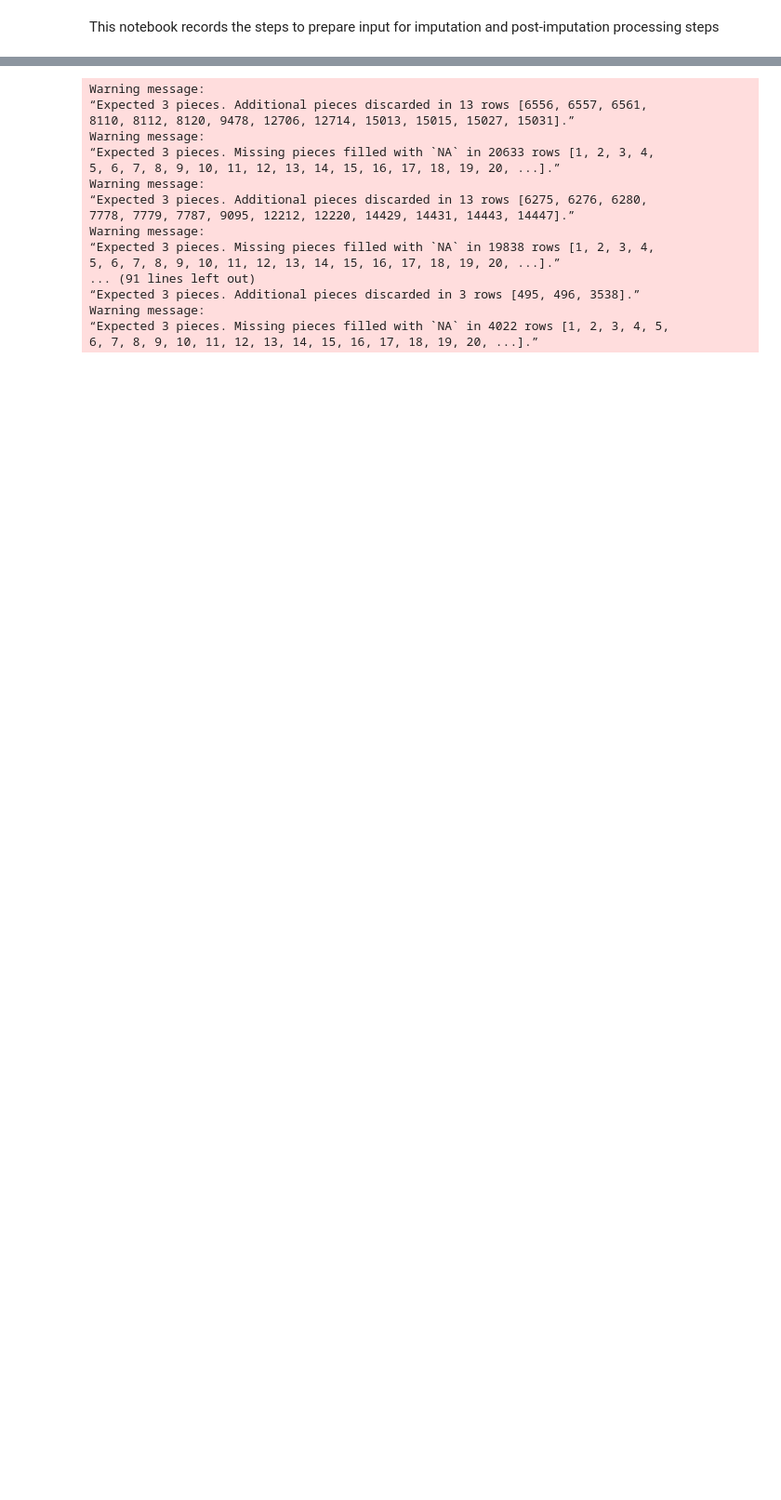
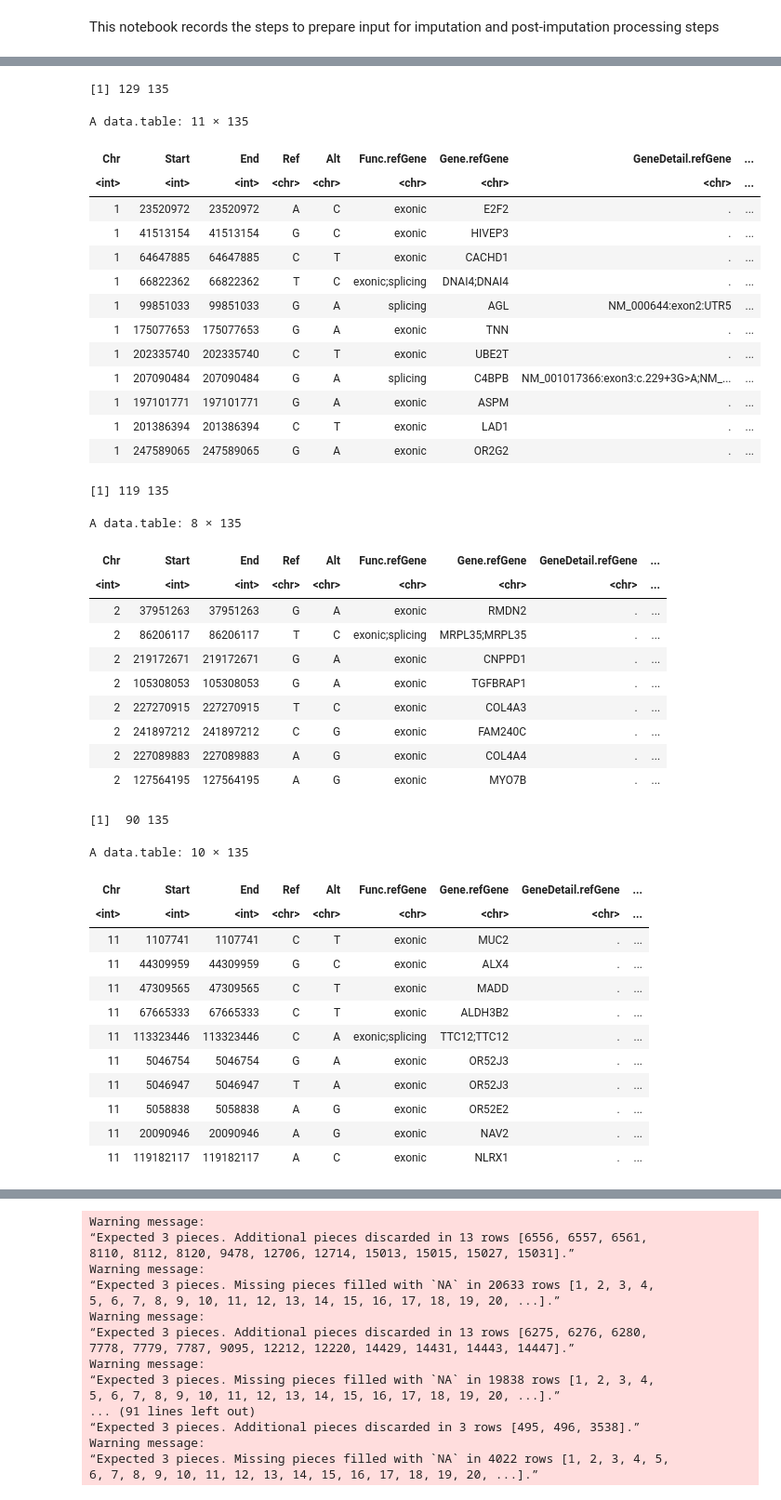
Before and after one commit to lamanda0227/imputation_brv, a Jupyter notebook: analysis/imputed_data_processing.ipynb, the cells around one changed output, grey strips where cells are left out. Shown at 93% size. Drawn from its saved outputs; the diff is of its cells as text; code cells hidden in the pictures; blank space fills up the shorter version.

```diff
--- a/analysis/imputed_data_processing.ipynb
+++ b/analysis/imputed_data_processing.ipynb
@@ -160,0 +252,67 @@ hds-util -f GT,DS,HDS --min-r2 0.%i -O vcf.gz \
+# %%
+## Check mismatched annotations
+
+chr1_mis_annot <- fread("./chr1.mismatch.all.hg38.hg38_multianno.csv")
+chr2_mis_annot <- fread("./chr2.mismatch.all.hg38.hg38_multianno.csv")
+chr11_mis_annot <- fread("./chr11.mismatch.all.hg38.hg38_multianno.csv")
+
+genome_name <- c("AF_genome", "AF_raw_genome", "AF_male_genome", "AF_female_genome", "AF_afr_genome",
+                 "AF_ami_genome", "AF_amr_genome", "AF_asj_genome", "AF_eas_genome", "AF_fin_genome",
+                 "AF_nfe_genome", "AF_oth_genome", "AF_sas_genome")
+exome_name <- c("AF_exome", "AF_popmax_exome", "AF_male_exome", "AF_female_exome", "AF_raw_exome",
+                "AF_afr_exome", "AF_sas_exome", "AF_amr_exome", "AF_eas_exome", "AF_nfe_exome",
+                "AF_fin_exome", "AF_asj_exome", "AF_oth_exome")
+
+colnames(chr1_mis_annot)[29:41] <- colnames(chr2_mis_annot)[29:41] <- colnames(chr11_mis_annot)[29:41] <- genome_name
+colnames(chr1_mis_annot)[42:54] <- colnames(chr2_mis_annot)[42:54] <- colnames(chr11_mis_annot)[42:54] <- exome_name
+
+dim(chr1_mis_annot)
+chr1_mis_annot %>% filter(Func.refGene %in% c("exonic", "splicing", "exonic;splicing"))
+
+dim(chr2_mis_annot)
+chr2_mis_annot %>% filter(Func.refGene %in% c("exonic", "splicing", "exonic;splicing"))
+
+dim(chr11_mis_annot)
+chr11_mis_annot %>% filter(Func.refGene %in% c("exonic", "splicing", "exonic;splicing"))
+# %% [output]
+[1] 129 135
+A data.table: 11 × 135
+| Chr | Start | End | Ref | Alt | Func.refGene | Gene.refGene | GeneDetail.refGene | ... |
+| <int> | <int> | <int> | <chr> | <chr> | <chr> | <chr> | <chr> | ... |
+| 1 | 23520972 | 23520972 | A | C | exonic | E2F2 | . | ... |
+| 1 | 41513154 | 41513154 | G | C | exonic | HIVEP3 | . | ... |
+| 1 | 64647885 | 64647885 | C | T | exonic | CACHD1 | . | ... |
+| 1 | 66822362 | 66822362 | T | C | exonic;splicing | DNAI4;DNAI4 | . | ... |
+| 1 | 99851033 | 99851033 | G | A | splicing | AGL | NM_000644:exon2:UTR5 | ... |
+| 1 | 175077653 | 175077653 | G | A | exonic | TNN | . | ... |
+| 1 | 202335740 | 202335740 | C | T | exonic | UBE2T | . | ... |
+| 1 | 207090484 | 207090484 | G | A | splicing | C4BPB | NM_001017366:exon3:c.229+3G>A;NM_... | ... |
+| 1 | 197101771 | 197101771 | G | A | exonic | ASPM | . | ... |
+| 1 | 201386394 | 201386394 | C | T | exonic | LAD1 | . | ... |
+| 1 | 247589065 | 247589065 | G | A | exonic | OR2G2 | . | ... |
+[1] 119 135
+A data.table: 8 × 135
+| Chr | Start | End | Ref | Alt | Func.refGene | Gene.refGene | GeneDetail.refGene | ... |
+| <int> | <int> | <int> | <chr> | <chr> | <chr> | <chr> | <chr> | ... |
+| 2 | 37951263 | 37951263 | G | A | exonic | RMDN2 | . | ... |
+| 2 | 86206117 | 86206117 | T | C | exonic;splicing | MRPL35;MRPL35 | . | ... |
+| 2 | 219172671 | 219172671 | G | A | exonic | CNPPD1 | . | ... |
+| 2 | 105308053 | 105308053 | G | A | exonic | TGFBRAP1 | . | ... |
+| 2 | 227270915 | 227270915 | T | C | exonic | COL4A3 | . | ... |
+| 2 | 241897212 | 241897212 | C | G | exonic | FAM240C | . | ... |
+| 2 | 227089883 | 227089883 | A | G | exonic | COL4A4 | . | ... |
+| 2 | 127564195 | 127564195 | A | G | exonic | MYO7B | . | ... |
+[1]  90 135
+A data.table: 10 × 135
+| Chr | Start | End | Ref | Alt | Func.refGene | Gene.refGene | GeneDetail.refGene | ... |
+| <int> | <int> | <int> | <chr> | <chr> | <chr> | <chr> | <chr> | ... |
+| 11 | 1107741 | 1107741 | C | T | exonic | MUC2 | . | ... |
+| 11 | 44309959 | 44309959 | G | C | exonic | ALX4 | . | ... |
+| 11 | 47309565 | 47309565 | C | T | exonic | MADD | . | ... |
+| 11 | 67665333 | 67665333 | C | T | exonic | ALDH3B2 | . | ... |
+| 11 | 113323446 | 113323446 | C | A | exonic;splicing | TTC12;TTC12 | . | ... |
+| 11 | 5046754 | 5046754 | G | A | exonic | OR52J3 | . | ... |
+| 11 | 5046947 | 5046947 | T | A | exonic | OR52J3 | . | ... |
+| 11 | 5058838 | 5058838 | A | G | exonic | OR52E2 | . | ... |
+| 11 | 20090946 | 20090946 | A | G | exonic | NAV2 | . | ... |
+| 11 | 119182117 | 119182117 | A | C | exonic | NLRX1 | . | ... |
```
Also changed, not shown: parts of 101 cells of this notebook, 13 other files.
